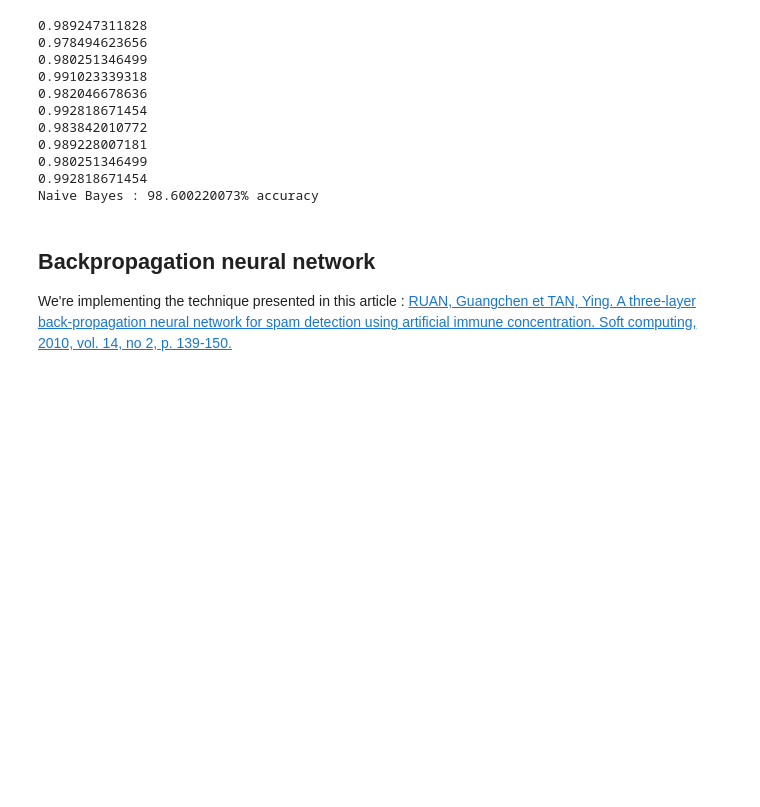
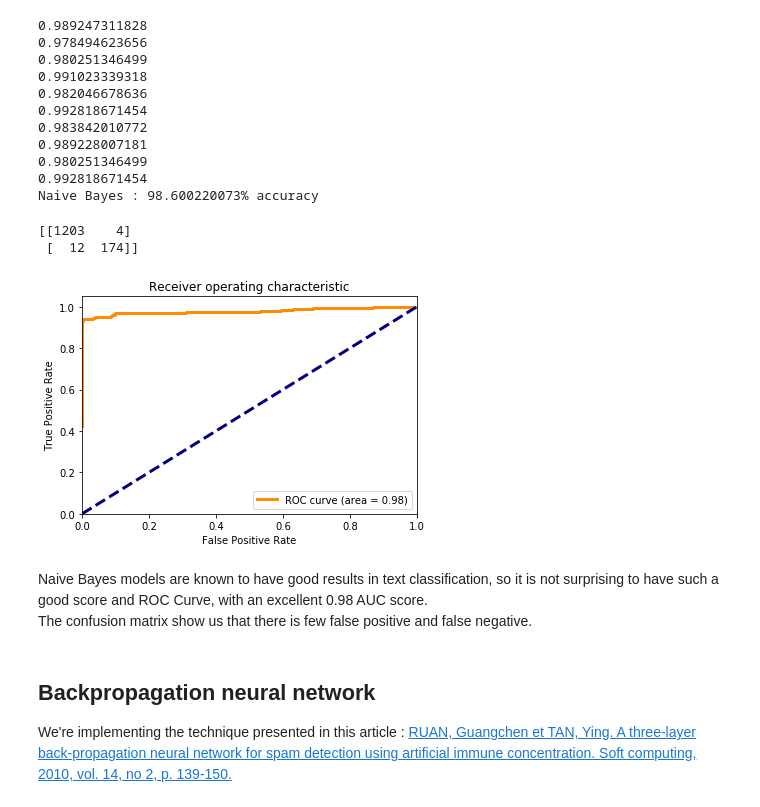
Before and after one commit to HugoJPMartin/SML, a Jupyter notebook: SMS Notebook.ipynb, the cells around one changed output. Cells and saved outputs as stored; diff of their text form; code cells hidden in the pictures; blank space fills up the shorter version.

Commit message:
Confusion Matrix & ROC curves

```diff
--- a/SMS Notebook.ipynb
+++ b/SMS Notebook.ipynb
@@ -83,6 +87,45 @@ print("Naive Bayes : " + str(nb_score*100) + "% accuracy")
 0.980251346499
 0.992818671454
 Naive Bayes : 98.600220073% accuracy
+# %%
+X_train, X_test, y_train, y_test = train_test_split(X, y, random_state=42)
+
+vect = CountVectorizer()
+X_train_vect = vect.fit_transform(X_train)
+X_test_vect = vect.transform(X_test)
+
+nb = MultinomialNB()
+
+nb.fit(X_train_vect, y_train)
+
+y_prediction_class = nb.predict(X_test_vect)
+
+preds = nb.predict_proba(X_test_vect)[:,1]
+
+cm = metrics.confusion_matrix(y_test, y_prediction_class)
+print(cm)
+
+fpr, tpr, _ = metrics.roc_curve(y_test, preds)
+roc_auc = metrics.auc(fpr, tpr)
+
+plt.figure()
+lw = 3
+plt.plot(fpr, tpr, color='darkorange', lw=lw, label='ROC curve (area = %0.2f)' % roc_auc)
+plt.plot([0, 1], [0, 1], color='navy', lw=lw, linestyle='--')
+plt.xlim([0.0, 1.0])
+plt.ylim([0.0, 1.05])
+plt.xlabel('False Positive Rate')
+plt.ylabel('True Positive Rate')
+plt.title('Receiver operating characteristic')
+plt.legend(loc="lower right")
+plt.show()
+# %% [output]
+[[1203    4]
+ [  12  174]]
+[figure, added]
+# %% [markdown]
+Naive Bayes models are known to have good results in text classification, so it is not surprising to have such a good score and ROC Curve, with an excellent 0.98 AUC score.
+The confusion matrix show us that there is few false positive and false negative.
 # %% [markdown]
 ## Backpropagation neural network
 We're implementing the technique presented in this article :
```
Also changed, not shown: parts of 10 cells of this notebook.
